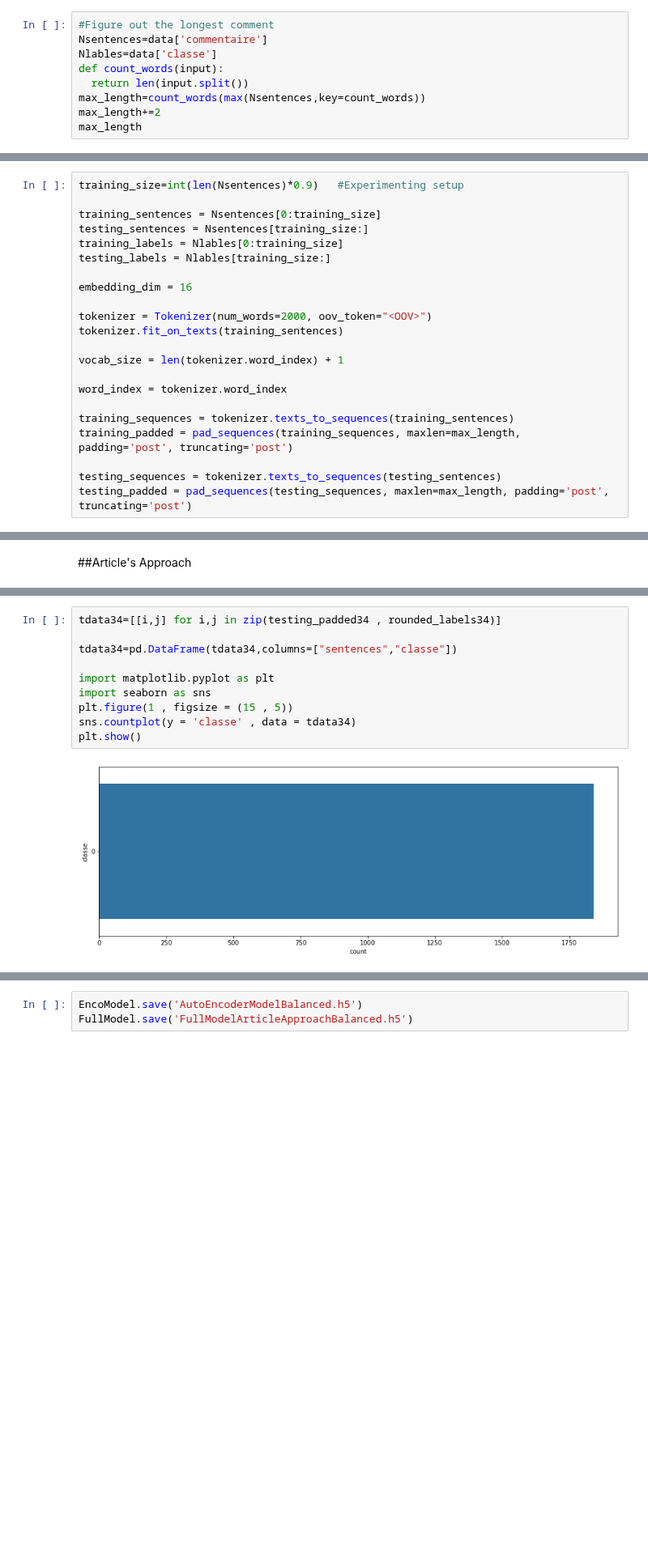
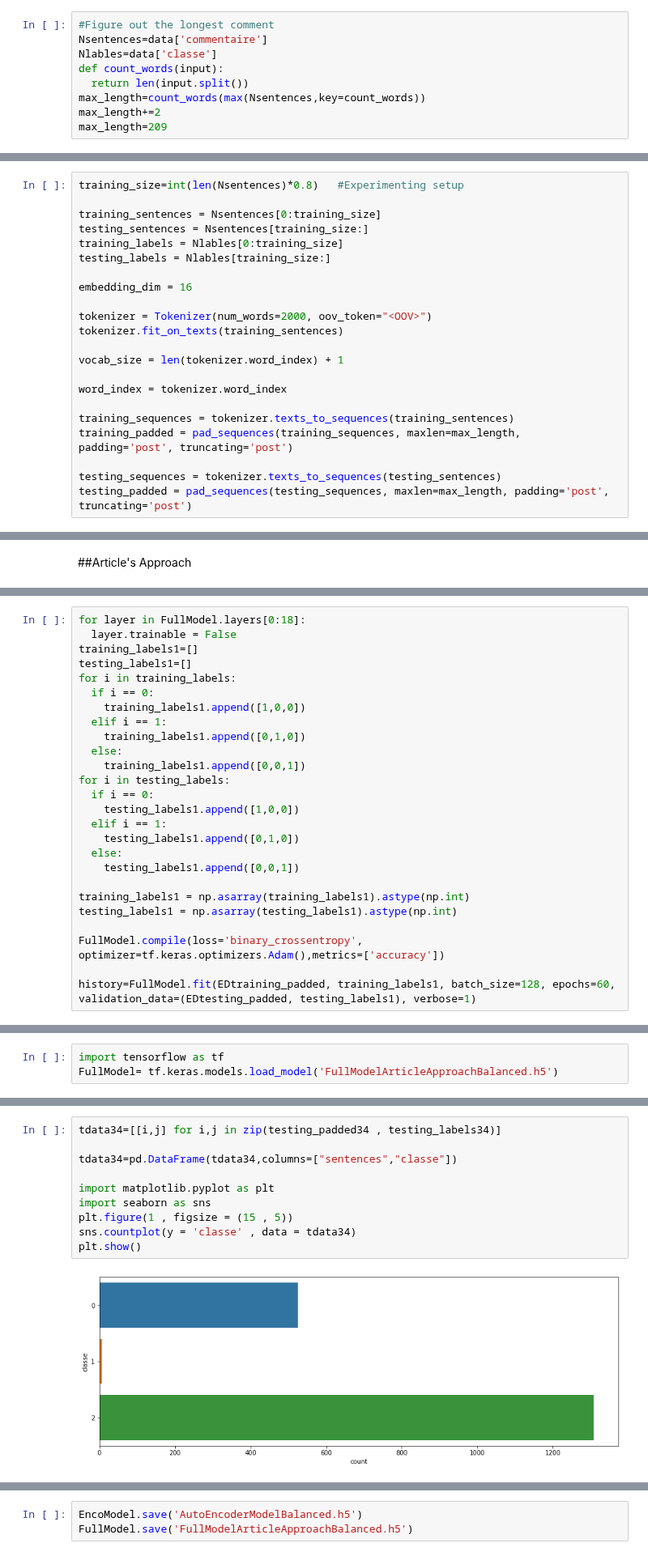
Before and after one commit to ImenMasmoudiEm/TextClassification, a Jupyter notebook: CCK_Project_Article's_approach012.ipynb, the cells around one changed output, grey strips where cells are left out. Shown at 81% size. Saved outputs shown, nothing was run; the diff lists cells and outputs as text; blank space fills up the shorter version.

```diff
--- a/CCK_Project_Article's_approach012.ipynb
+++ b/CCK_Project_Article's_approach012.ipynb
@@ -147,4 +147,4 @@ def count_words(input):
   return len(input.split())
 max_length=count_words(max(Nsentences,key=count_words))
 max_length+=2
-max_length
+max_length=209
@@ -160,7 +158,7 @@ max_length
 
 ##After doing this process, we have a numerical data that the model can use to get some meaning out of the labels
 # %%
-training_size=int(len(Nsentences)*0.9)   #Experimenting setup
+training_size=int(len(Nsentences)*0.8)   #Experimenting setup
 
 training_sentences = Nsentences[0:training_size]
 testing_sentences = Nsentences[training_size:]
@@ -453,3 +438,29 @@ Epoch 59/60
 162/162 [==============================] - 4s 22ms/step - loss: 0.5802 - accuracy: 0.5354 - val_loss: 0.5729 - val_accuracy: 0.5495
 Epoch 60/60
 162/162 [==============================] - 3s 21ms/step - loss: 0.5794 - accuracy: 0.5354 - val_loss: 0.5743 - val_accuracy: 0.5495
+# %%
+for layer in FullModel.layers[0:18]:
+  layer.trainable = False
+training_labels1=[]
+testing_labels1=[]
+for i in training_labels:
+  if i == 0:
+    training_labels1.append([1,0,0])
+  elif i == 1:
+    training_labels1.append([0,1,0])
+  else:
+    training_labels1.append([0,0,1])
+for i in testing_labels:
+  if i == 0:
+    testing_labels1.append([1,0,0])
+  elif i == 1:
+    testing_labels1.append([0,1,0])
+  else:
+    testing_labels1.append([0,0,1])
+
+training_labels1 = np.asarray(training_labels1).astype(np.int)
+testing_labels1 = np.asarray(testing_labels1).astype(np.int)
+
+FullModel.compile(loss='binary_crossentropy', optimizer=tf.keras.optimizers.Adam(),metrics=['accuracy'])
+
+history=FullModel.fit(EDtraining_padded, training_labels1, batch_size=128, epochs=60, validation_data=(EDtesting_padded, testing_labels1), verbose=1)
@@ -456,3 +488,6 @@ Epoch 60/60
+# %%
+import tensorflow as tf
+FullModel= tf.keras.models.load_model('FullModelArticleApproachBalanced.h5')
 # %%
 tf.keras.utils.plot_model(FullModel, show_shapes=True)
 # %% [output]
@@ -528,15 +563,15 @@ weighted avg       0.08      0.29      0.13      1840
 # %%
-tdata34=[[i,j] for i,j in zip(testing_padded34 , rounded_labels34)]
+tdata34=[[i,j] for i,j in zip(testing_padded34 , testing_labels34)]
 
 tdata34=pd.DataFrame(tdata34,columns=["sentences","classe"])
 
 import matplotlib.pyplot as plt
 import seaborn as sns
 plt.figure(1 , figsize = (15 , 5))
 sns.countplot(y = 'classe' , data = tdata34)
 plt.show()
 # %% [output]
-[figure, old version]
+[figure, new version]
 # %%
 pred5=FullModel.predict(testing_padded5)
 rounded_labels25=np.argmax(pred5, axis=1).astype(int)
```
Also changed, not shown: parts of 19 cells of this notebook.
